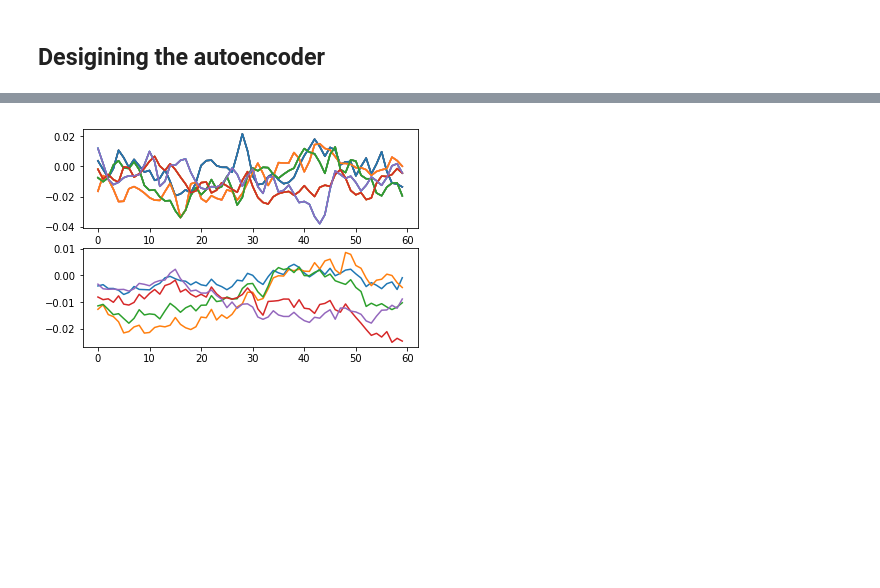
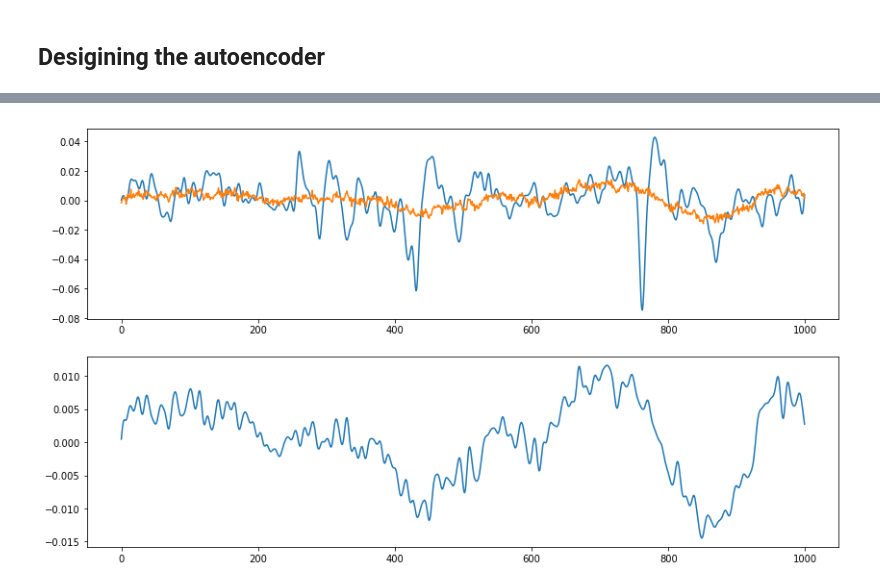
Before and after one commit to psambit9791/SpikeSort, a Jupyter notebook: Test_SpikeSort.ipynb, the cells around one changed output, grey strips where cells are left out. Cells and saved outputs as stored; diff of their text form; code cells hidden in the pictures; blank space fills up the shorter version.

```diff
--- a/Test_SpikeSort.ipynb
+++ b/Test_SpikeSort.ipynb
@@ -85,8 +110,6 @@ class autoencoder(nn.Module):
 # %%
-import numpy as np
-
-max_length = 100001
-length = 100
+length = 1000
+max_length = rawdata['data'].shape[0] - length
 base_feat_length = 101
 features = 200000
 np.random.seed(5132)
@@ -97,10 +120,12 @@ for i in range(features):
     start = np.random.randint(0, max_length)
     selected_trode = np.random.randint(0, base_feat_length)
     electrode_data[:, i] = rawdata['data'][start:start+length, selected_trode]
+    electrode_data[:, i ] = butter_pass_filter(electrode_data[:, i], cutoff_high, fs, order, 'low')
+    electrode_data[:, i ] = butter_pass_filter(electrode_data[:, i], cutoff_low, fs, order, 'high')
 #print(electrode_data)
 # %%
-#np.save('mydata_100', electrode_data)
-#electrode_data = np.load('mydata_100.npy')
+#np.save('mydata_1000_cond', electrode_data)
+electrode_data = np.load('mydata_1000_cond.npy')
 #print(electrode_data.shape[1])
 train_lim = int(0.8*electrode_data.shape[1])
 electrode_data_train = electrode_data[:, :train_lim]
@@ -131,12 +154,13 @@ def train(model, input_data, criterion, optimizer, epoch_range,  batch_size):
         print('epoch [{}/{}], loss:{:.7f}'.format(num_epoch + 1, epoch_range, loss.data[0]))
     return out
 # %%
-epoch_range = 50
-batch_size = 500
-learning_rate = 0.00001
+epoch_range = 25
+batch_size = 400
+learning_rate = 0.0001
+length = 1000
 
-model = autoencoder(length+1).cuda()
-criterion = nn.MSELoss()
+model = autoencoder(length).cuda()
+criterion = nn.L1Loss()
 optimizer = torch.optim.Adam(
     model.parameters(), lr=learning_rate)
 
@@ -167,23 +189,31 @@ print(out.shape)
 # %%
-n = [1, 30, 45, 50, 65]
-lim = 60
+n = [50]#[1, 30, 45, 50, 65]
+lim = 100
 # input_list = []
 # output_list = []
+plt.figure(figsize=(14,8))
+cutoff_low = 100
+cutoff_high = 10000
+
 for i in n:
-    data = electrode_data_test[:100, i]
-#     input_list.append(data)
-    data = np.append(data, 1)
+    data = electrode_data_test[:1000, i]
+    #input_list.append(data)
+    #data = np.append(data, 1)
     #print(data)
     data = torch.from_numpy(data).float().cuda()
     o = model.forward_numpy(data).cuda()
     o = (o.data).cpu().numpy()
+    conditioned_signal_lowpass = butter_pass_filter(o, cutoff_high, fs, order, 'low')
+    conditioned_signal = butter_pass_filter(conditioned_signal_lowpass, cutoff_low, fs, order, 'high')
 #     output_list.append(o[:100])
     #print(electrode_data[:30, 0]-o[:30])
     #print(o)
     plt.subplot(211)
-    plt.plot(electrode_data_test[:lim, n])
+    plt.plot(electrode_data_test[:1000, i])
+    #plt.subplot(312)
+    plt.plot(o[:1000])
     plt.subplot(212)
-    plt.plot(o[:lim])
+    plt.plot(conditioned_signal[:1000])
 plt.show()
 # %% [output]
-[figure, old version]
+[figure, new version]
```
Also changed, not shown: parts of 9 cells of this notebook, 2 other files.
